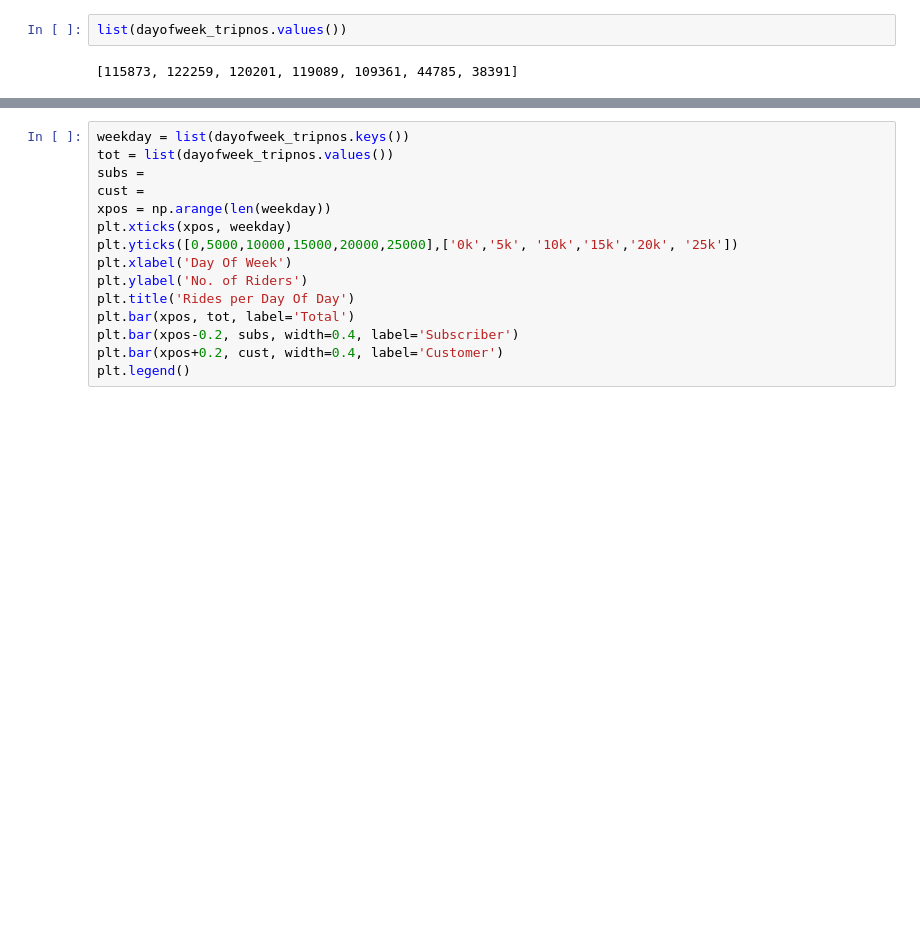
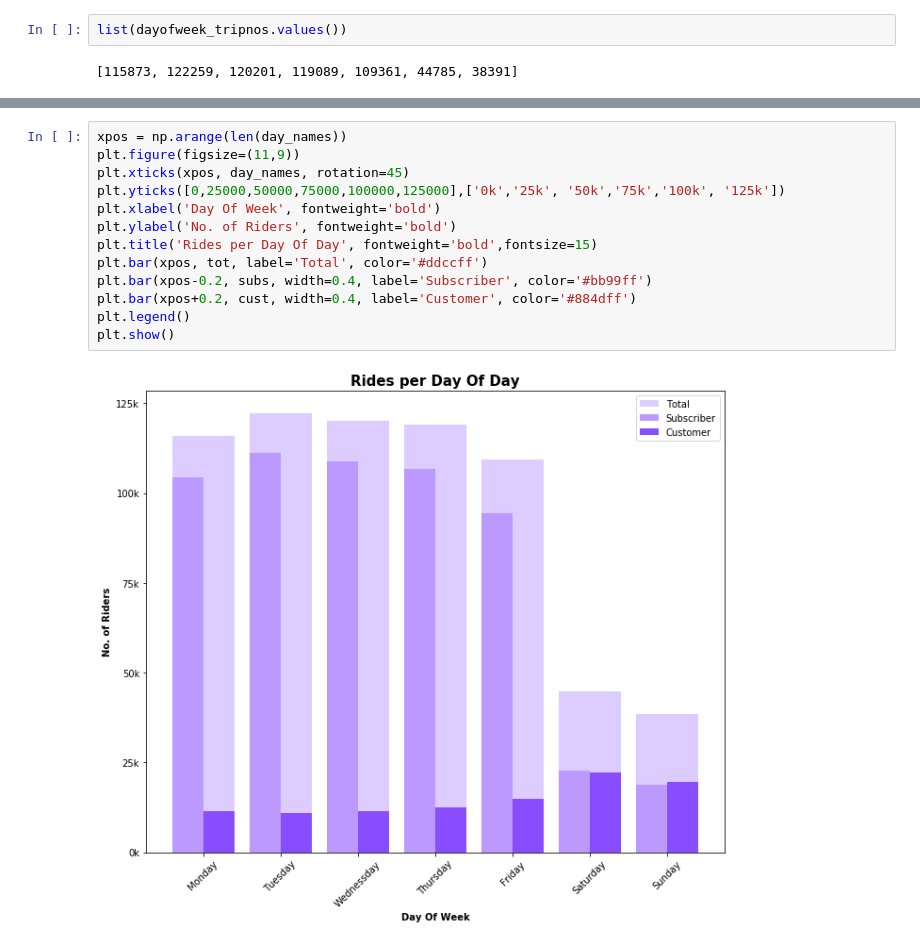
Before and after one commit to senapati-deepak/bay_area_bike_share, a Jupyter notebook: analysis.ipynb, the cells around one changed output, grey strips where cells are left out. Cells and saved outputs as stored; diff of their text form; blank space fills up the shorter version.

```diff
--- a/analysis.ipynb
+++ b/analysis.ipynb
@@ -177,15 +185,15 @@ Name: weekday, dtype: int64
 # %%
-weekday = list(dayofweek_tripnos.keys())
-tot = list(dayofweek_tripnos.values())
-subs =
-cust =
-xpos = np.arange(len(weekday))
-plt.xticks(xpos, weekday)
-plt.yticks([0,5000,10000,15000,20000,25000],['0k','5k', '10k','15k','20k', '25k'])
-plt.xlabel('Day Of Week')
-plt.ylabel('No. of Riders')
-plt.title('Rides per Day Of Day')
-plt.bar(xpos, tot, label='Total')
-plt.bar(xpos-0.2, subs, width=0.4, label='Subscriber')
-plt.bar(xpos+0.2, cust, width=0.4, label='Customer')
+xpos = np.arange(len(day_names))
+plt.figure(figsize=(11,9))
+plt.xticks(xpos, day_names, rotation=45)
+plt.yticks([0,25000,50000,75000,100000,125000],['0k','25k', '50k','75k','100k', '125k'])
+plt.xlabel('Day Of Week', fontweight='bold')
+plt.ylabel('No. of Riders', fontweight='bold')
+plt.title('Rides per Day Of Day', fontweight='bold',fontsize=15)
+plt.bar(xpos, tot, label='Total', color='#ddccff')
+plt.bar(xpos-0.2, subs, width=0.4, label='Subscriber', color='#bb99ff')
+plt.bar(xpos+0.2, cust, width=0.4, label='Customer', color='#884dff')
 plt.legend()
+plt.show()
+# %% [output]
+[figure, added]
```
Also changed, not shown: parts of 11 cells of this notebook.
